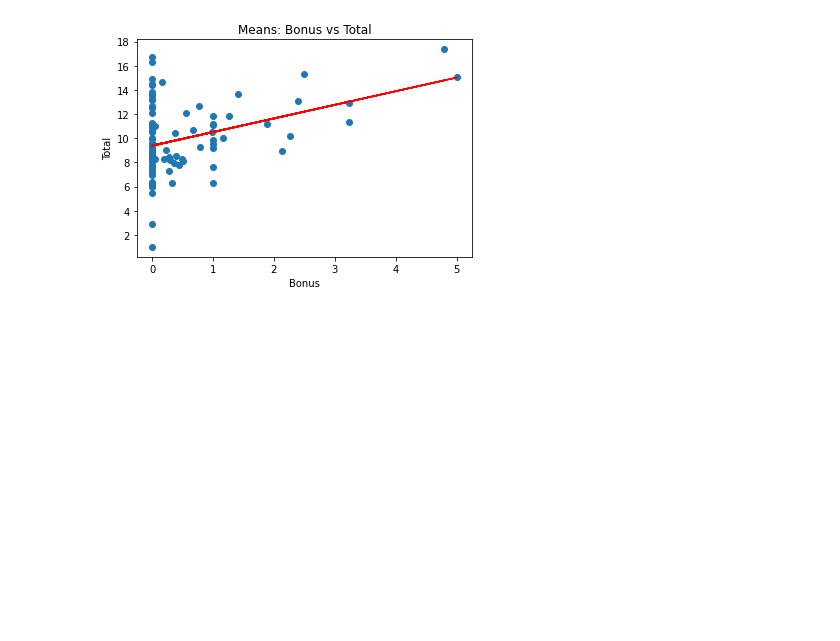
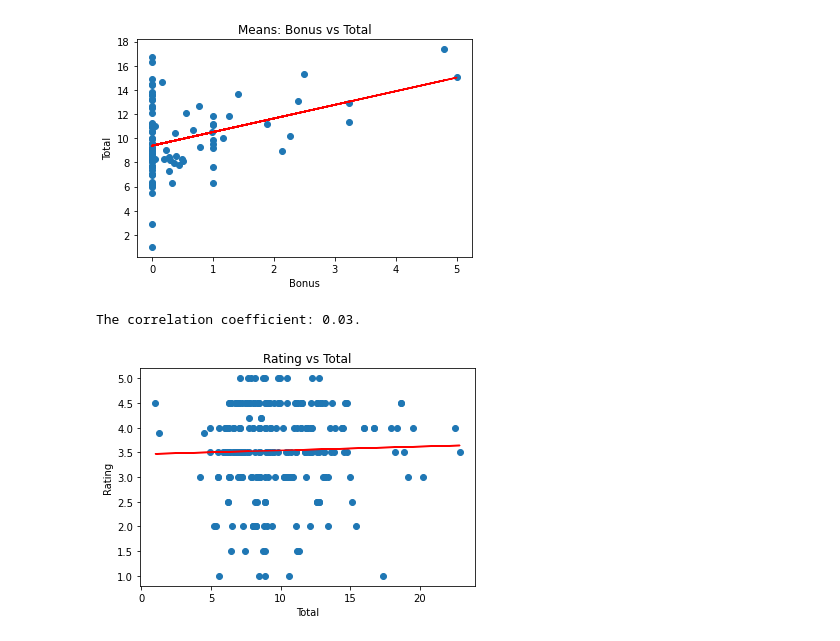
Before and after one commit to MrJlmeza/Group-5-Project-2, a Jupyter notebook: grubHubDashboard/vitoWorkingNotebook.ipynb, the cells around one changed output. Drawn from its saved outputs; the diff is of its cells as text; code cells hidden in the pictures; blank space fills up the shorter version.

Commit message:
now with regressions for ratings

```diff
--- a/grubHubDashboard/vitoWorkingNotebook.ipynb
+++ b/grubHubDashboard/vitoWorkingNotebook.ipynb
@@ -531,3 +531,29 @@ plt.show()
 # %% [output]
 The correlation coefficient: 0.38.
 [figure]
+# %%
+x_axis = grubhubClean['total']
+y_axis = grubhubClean['rating']
+
+correlation_coeff = st.pearsonr(x_axis, y_axis)
+print(f"The correlation coefficient: {round(correlation_coeff[0],2)}.")
+
+#Linear Regression
+(slope, intercept, rvalue, pvalue, stderr) = st.linregress(x_axis, y_axis)
+regression_value = slope * x_axis + intercept
+line_equation = "y = " + str(round(slope,2)) + "x + " + str(round(intercept,2))
+
+
+plt.scatter(x_axis, y_axis)
+plt.plot(x_axis, regression_value, "r-")
+#plt.annotate(line_equation, (color="red")
+corr_coeff_str = "correlation coefficient:" + str(round(correlation_coeff[0],2))
+#plt.annotate(corr_coeff_str, (color="red")
+#plt.ylim()
+plt.title("Rating vs Total")
+plt.xlabel("Total")
+plt.ylabel("Rating")
+plt.show()
+# %% [output]
+The correlation coefficient: 0.03.
+[figure, added]
```
Also changed, not shown: parts of 1 cell of this notebook.
